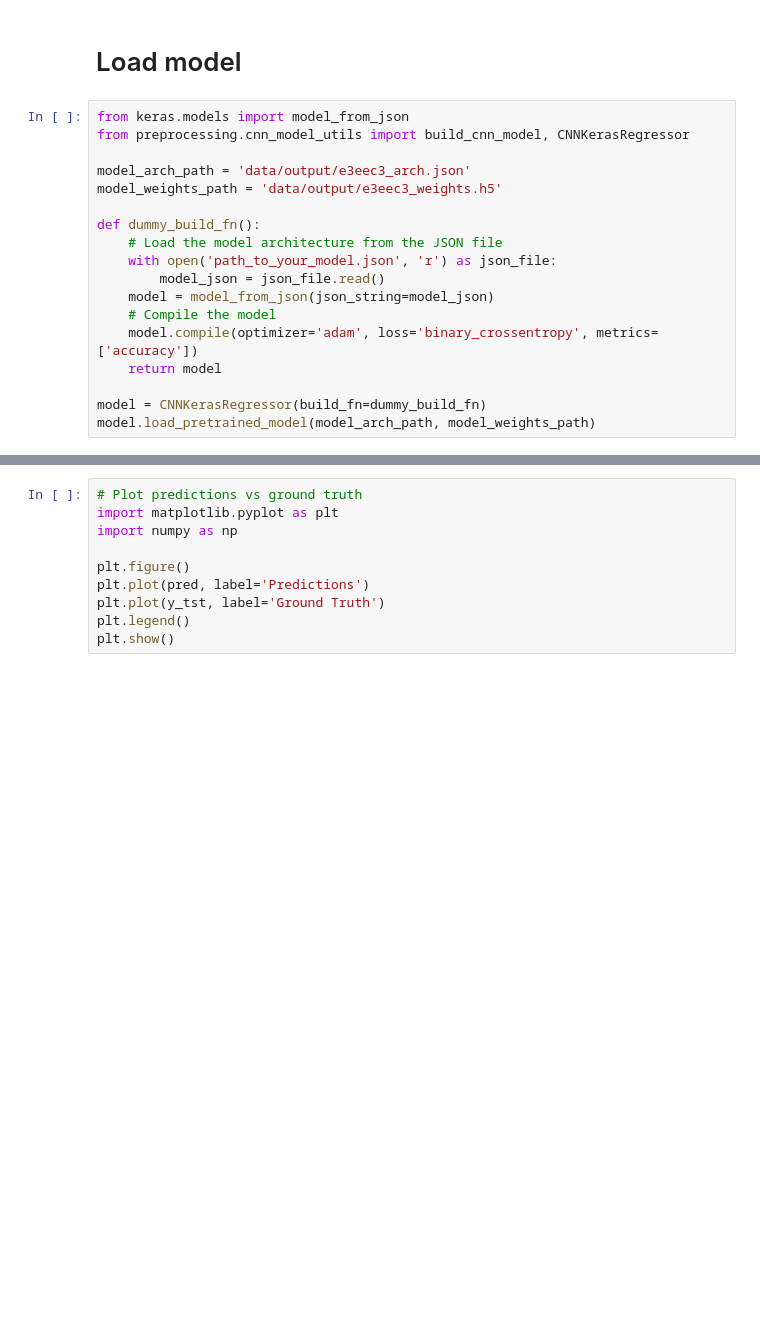
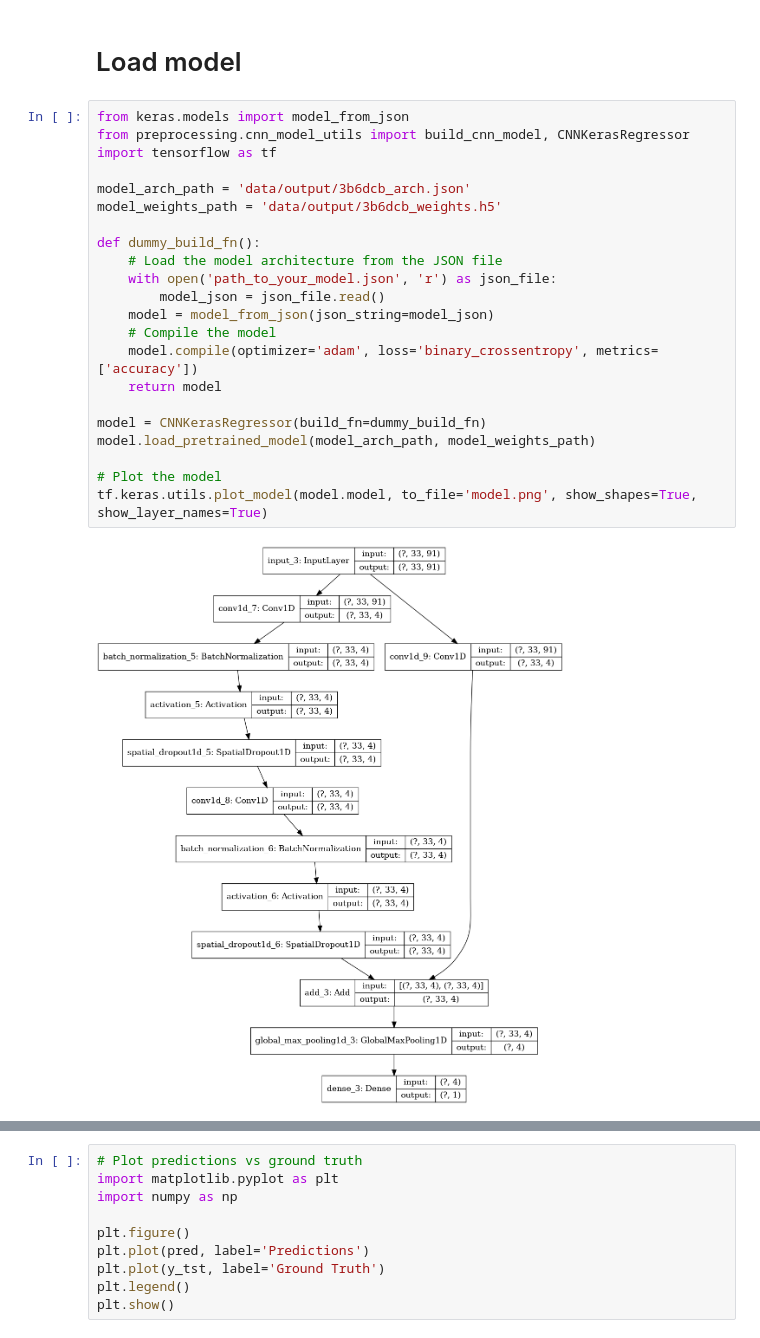
Before and after one commit to lfalc/deep-pmsm, a Jupyter notebook: pmsm/model_pred.ipynb, the cells around one changed output, grey strips where cells are left out. Cells and saved outputs as stored; diff of their text form; blank space fills up the shorter version.

Commit message:
Remove obsolete code, add architecture-plot

```diff
--- a/pmsm/model_pred.ipynb
+++ b/pmsm/model_pred.ipynb
@@ -83,21 +16,27 @@ took 0.672 seconds
 # %%
 from keras.models import model_from_json
 from preprocessing.cnn_model_utils import build_cnn_model, CNNKerasRegressor
+import tensorflow as tf
 
-model_arch_path = 'data/output/e3eec3_arch.json'
-model_weights_path = 'data/output/e3eec3_weights.h5'
+model_arch_path = 'data/output/3b6dcb_arch.json'
+model_weights_path = 'data/output/3b6dcb_weights.h5'
 
 def dummy_build_fn():
     # Load the model architecture from the JSON file
     with open('path_to_your_model.json', 'r') as json_file:
         model_json = json_file.read()
     model = model_from_json(json_string=model_json)
     # Compile the model
     model.compile(optimizer='adam', loss='binary_crossentropy', metrics=['accuracy'])
     return model
 
 model = CNNKerasRegressor(build_fn=dummy_build_fn)
 model.load_pretrained_model(model_arch_path, model_weights_path)
+
+# Plot the model
+tf.keras.utils.plot_model(model.model, to_file='model.png', show_shapes=True, show_layer_names=True)
+# %% [output]
+[figure, added]
 # %%
 import preprocessing.config as cfg
 
```
Also changed, not shown: parts of 8 cells of this notebook.
